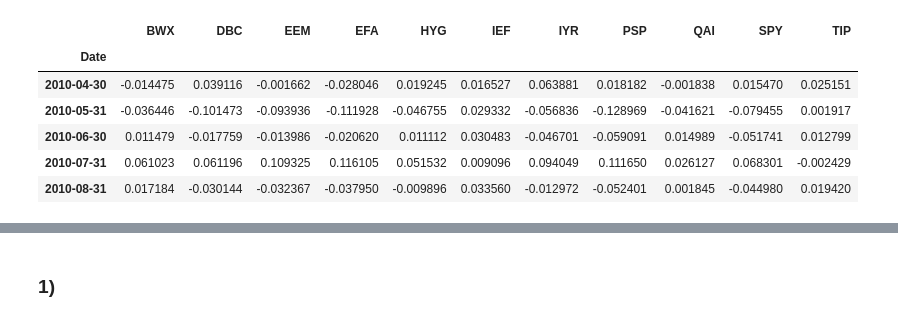
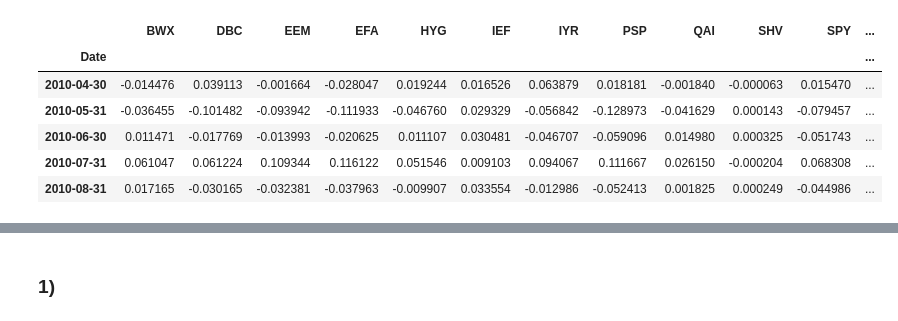
Before and after one commit to svyatoslavBokalo/ModernDataAnalysis, a Jupyter notebook: HW1.ipynb, the cells around one changed output, grey strips where cells are left out. Saved outputs shown, nothing was run; the diff lists cells and outputs as text; code cells hidden in the pictures.

```diff
--- a/HW1.ipynb
+++ b/HW1.ipynb
@@ -28,15 +28,15 @@ price = df.resample('M').last()
 price = price.subtract(ret['SHV'], axis=0)
 # %%
 ret = price.pct_change().dropna()
-ret = ret.drop(columns = ['SHV'])
+#ret = ret.drop(columns = ['SHV'])
 ret.head()
 # %% [output]
-|  | BWX | DBC | EEM | EFA | HYG | IEF | IYR | PSP | QAI | SPY | TIP |
-| Date |  |  |  |  |  |  |  |  |  |  |  |
-| 2010-04-30 | -0.014475 | 0.039116 | -0.001662 | -0.028046 | 0.019245 | 0.016527 | 0.063881 | 0.018182 | -0.001838 | 0.015470 | 0.025151 |
-| 2010-05-31 | -0.036446 | -0.101473 | -0.093936 | -0.111928 | -0.046755 | 0.029332 | -0.056836 | -0.128969 | -0.041621 | -0.079455 | 0.001917 |
-| 2010-06-30 | 0.011479 | -0.017759 | -0.013986 | -0.020620 | 0.011112 | 0.030483 | -0.046701 | -0.059091 | 0.014989 | -0.051741 | 0.012799 |
-| 2010-07-31 | 0.061023 | 0.061196 | 0.109325 | 0.116105 | 0.051532 | 0.009096 | 0.094049 | 0.111650 | 0.026127 | 0.068301 | -0.002429 |
-| 2010-08-31 | 0.017184 | -0.030144 | -0.032367 | -0.037950 | -0.009896 | 0.033560 | -0.012972 | -0.052401 | 0.001845 | -0.044980 | 0.019420 |
+|  | BWX | DBC | EEM | EFA | HYG | IEF | IYR | PSP | QAI | SHV | SPY | ... |
+| Date |  |  |  |  |  |  |  |  |  |  |  | ... |
+| 2010-04-30 | -0.014476 | 0.039113 | -0.001664 | -0.028047 | 0.019244 | 0.016526 | 0.063879 | 0.018181 | -0.001840 | -0.000063 | 0.015470 | ... |
+| 2010-05-31 | -0.036455 | -0.101482 | -0.093942 | -0.111933 | -0.046760 | 0.029329 | -0.056842 | -0.128973 | -0.041629 | 0.000143 | -0.079457 | ... |
+| 2010-06-30 | 0.011471 | -0.017769 | -0.013993 | -0.020625 | 0.011107 | 0.030481 | -0.046707 | -0.059096 | 0.014980 | 0.000325 | -0.051743 | ... |
+| 2010-07-31 | 0.061047 | 0.061224 | 0.109344 | 0.116122 | 0.051546 | 0.009103 | 0.094067 | 0.111667 | 0.026150 | -0.000204 | 0.068308 | ... |
+| 2010-08-31 | 0.017165 | -0.030165 | -0.032381 | -0.037963 | -0.009907 | 0.033554 | -0.012986 | -0.052413 | 0.001825 | 0.000249 | -0.044986 | ... |
 # %%
 ex_ret = ret.subtract(ret['SHV'], axis=0)
```
Also changed, not shown: parts of 20 cells of this notebook, 2 other files.
